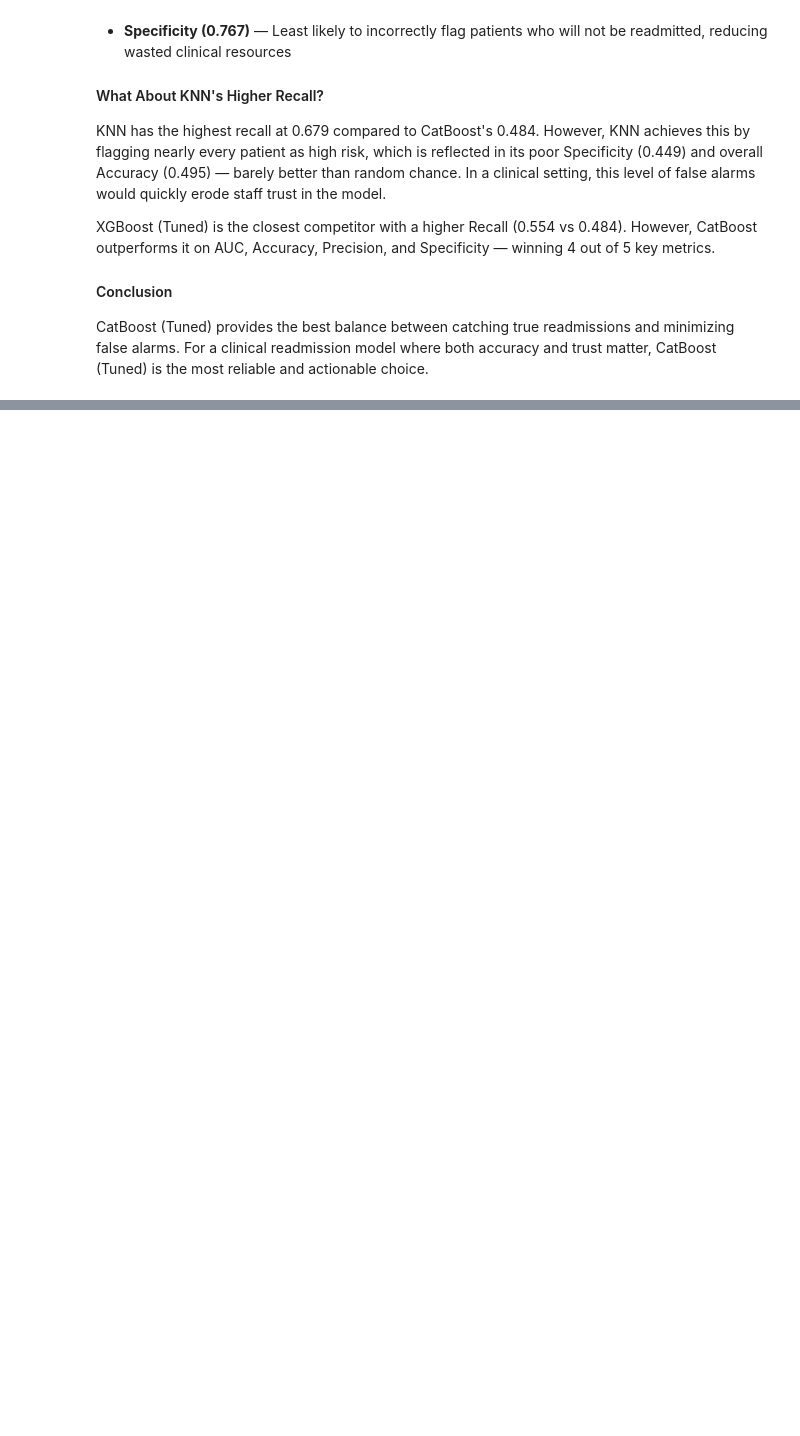
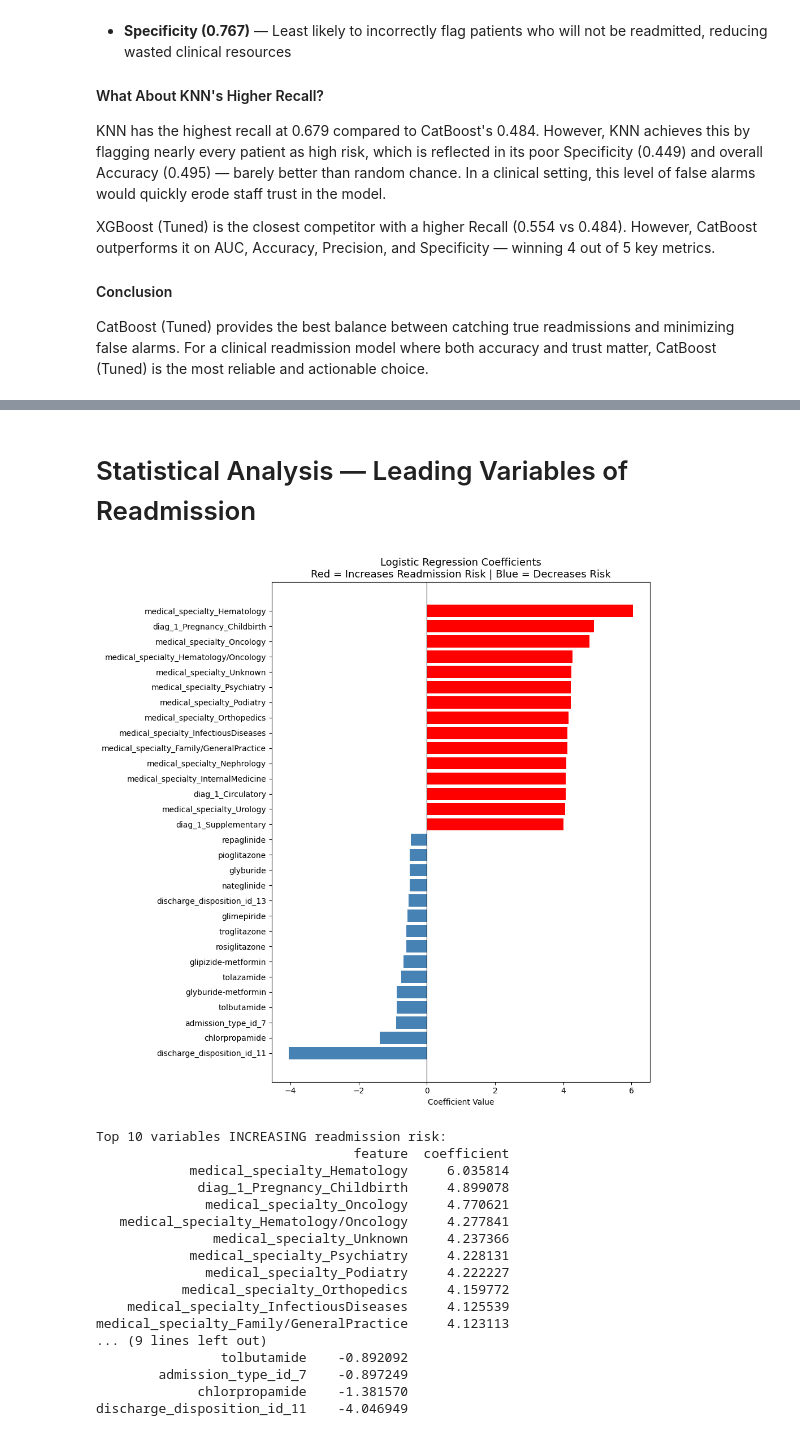
Before and after one commit to xiaohongchen01/diabetes_readmission_prediction, a Jupyter notebook: df_with_payer_models.ipynb, the cells around one changed output, grey strips where cells are left out. Saved outputs shown, nothing was run; the diff lists cells and outputs as text; code cells hidden in the pictures; blank space fills up the shorter version.

```diff
--- a/df_with_payer_models.ipynb
+++ b/df_with_payer_models.ipynb
@@ -745,0 +812,50 @@ CatBoost (Tuned) is the most reliable and actionable choice.
+# %% [markdown]
+# Statistical Analysis — Leading Variables of Readmission
+# %%
+# ── 1. LOGISTIC REGRESSION COEFFICIENTS ──
+
+# Get coefficients from already-trained lr model
+lr_coef = pd.DataFrame({
+    'feature': x_train.columns,
+    'coefficient': lr.coef_[0]
+}).sort_values('coefficient', ascending=False)
+
+# Top 15 positive (increases readmission risk)
+top_pos = lr_coef.head(15)
+# Top 15 negative (decreases readmission risk)
+top_neg = lr_coef.tail(15)
+# Combined for plotting
+lr_top = pd.concat([top_pos, top_neg]).sort_values('coefficient')
+
+plt.figure(figsize=(10, 10))
+colors = ['red' if c > 0 else 'steelblue' for c in lr_top['coefficient']]
+plt.barh(lr_top['feature'], lr_top['coefficient'], color=colors)
+plt.axvline(0, color='black', linewidth=0.8)
+plt.title('Logistic Regression Coefficients\nRed = Increases Readmission Risk | Blue = Decreases Risk', fontsize=13)
+plt.xlabel('Coefficient Value')
+plt.tight_layout()
+plt.show()
+
+print("\nTop 10 variables INCREASING readmission risk:")
+print(lr_coef.head(10).to_string(index=False))
+print("\nTop 10 variables DECREASING readmission risk:")
+print(lr_coef.tail(10).to_string(index=False))
+# %% [output]
+[figure, added]
+Top 10 variables INCREASING readmission risk:
+                                 feature  coefficient
+            medical_specialty_Hematology     6.035814
+             diag_1_Pregnancy_Childbirth     4.899078
+              medical_specialty_Oncology     4.770621
+   medical_specialty_Hematology/Oncology     4.277841
+               medical_specialty_Unknown     4.237366
+            medical_specialty_Psychiatry     4.228131
+              medical_specialty_Podiatry     4.222227
+           medical_specialty_Orthopedics     4.159772
+    medical_specialty_InfectiousDiseases     4.125539
+medical_specialty_Family/GeneralPractice     4.123113
+... (9 lines left out)
+                tolbutamide    -0.892092
+        admission_type_id_7    -0.897249
+             chlorpropamide    -1.381570
+discharge_disposition_id_11    -4.046949
```
Also changed, not shown: parts of 23 cells of this notebook, 3 other files.
